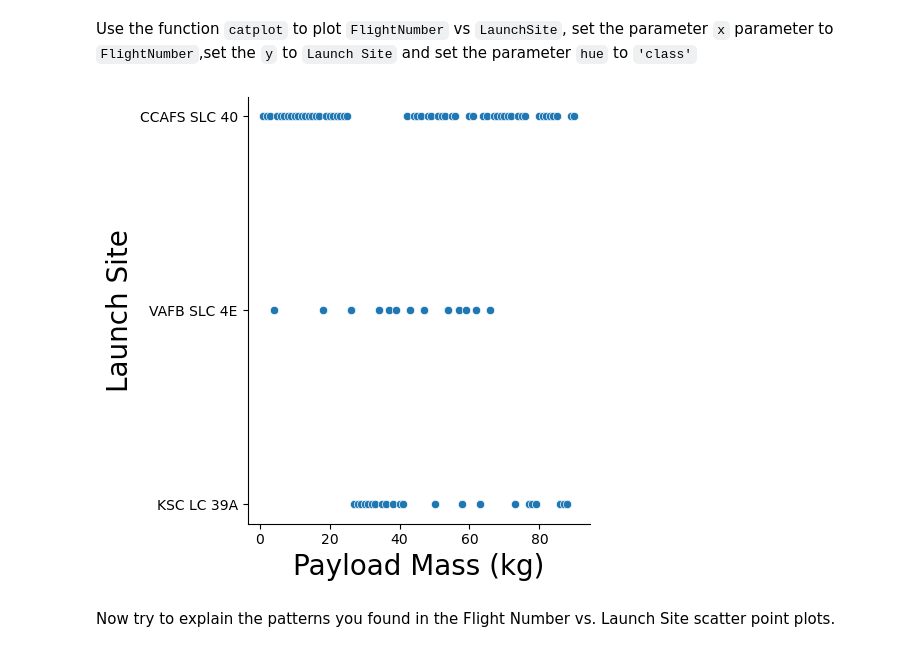
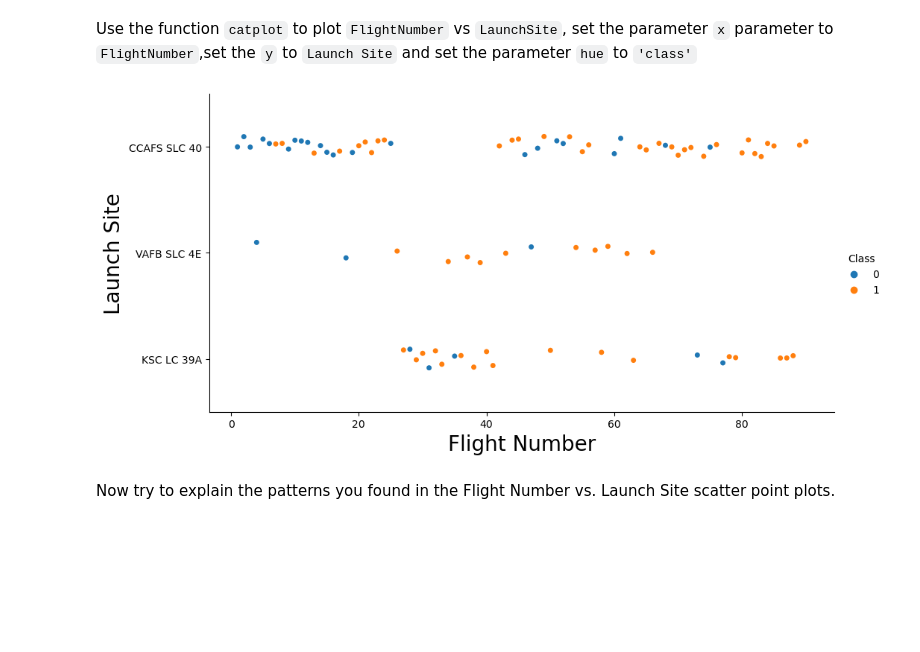
Before and after one commit to SFakhoury/Capstone-Project-IBM, a Jupyter notebook: Lab 5 EDA.ipynb, the cells around one changed output. Cells and saved outputs as stored; diff of their text form; code cells hidden in the pictures; blank space fills up the shorter version.

```diff
--- a/Lab 5 EDA.ipynb
+++ b/Lab 5 EDA.ipynb
@@ -82,13 +76,13 @@ Next, let's drill down to each site visualize its detailed launch records.
 # %% [markdown]
 Use the function <code>catplot</code> to plot <code>FlightNumber</code> vs <code>LaunchSite</code>, set the  parameter <code>x</code>  parameter to <code>FlightNumber</code>,set the  <code>y</code> to <code>Launch Site</code> and set the parameter <code>hue</code> to <code>'class'</code>
 # %%
-# Plot a scatter point chart with x axis to be Flight Number and y axis to be the launch site, and hue to be the class value
-sns.relplot(y="LaunchSite", x="FlightNumber", data=df)
-plt.xlabel("Payload Mass (kg)",fontsize=20)
+# Plot a scatter point chart with x axis to be Pay Load Mass (kg) and y axis to be the launch site, and hue to be the class value
+sns.catplot(y="LaunchSite", x="FlightNumber",hue="Class", data=df,aspect=2)
+plt.xlabel("Flight Number",fontsize=20)
 plt.ylabel("Launch Site",fontsize=20)
 plt.show()
 # %% [output]
-[figure, old version]
+[figure, new version]
 # %% [markdown]
 Now try to explain the patterns you found in the Flight Number vs. Launch Site scatter point plots.
 # %% [markdown]
```
Also changed, not shown: parts of 6 cells of this notebook.
